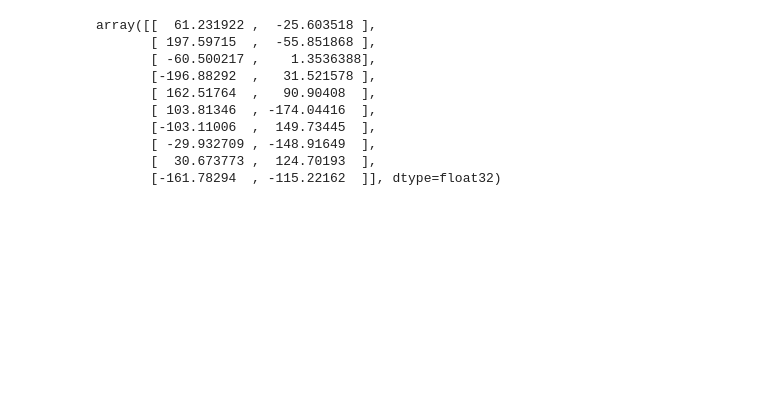
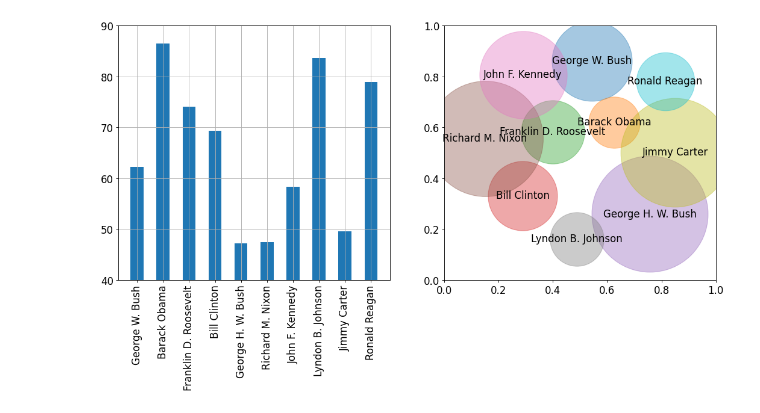
Before and after one commit to ShiyangLai/Political-Speech-Deep-Learning-Final-Project, a Jupyter notebook: notebook/image_check.ipynb, the cells around one changed output. Drawn from its saved outputs; the diff is of its cells as text; code cells hidden in the pictures; blank space fills up the shorter version.

```diff
--- a/notebook/image_check.ipynb
+++ b/notebook/image_check.ipynb
@@ -28,31 +26,26 @@ KeyError: 'Franklin D. Roosevelt'
 # %%
-scaler = MinMaxScaler((0.1, 0.9))
+scaler = MinMaxScaler((0.15, 0.85))
+tsneDoc = TSNE(n_components=2).fit_transform(image_embedding.values)
 sd_tsne = scaler.fit_transform(tsneDoc)
 fig, axis = plt.subplots(1, 2, figsize=(16, 7), dpi=80)
 
-axis[0].bar(x_axis_data, df['Voice Uniquiality'].values, 0.5, align='center')
+x_axis_data = np.array([i for i in range(len(focal_presidents))])
+x_axis_data_labels = list(map(lambda idx: focal_presidents[idx], x_axis_data))
+
+axis[0].bar(x_axis_data, df['Appearance Uniquiality'].values, 0.5, align='center')
 axis[0].grid()
 axis[0].set_xticks(x_axis_data)
 axis[0].set_xticklabels(x_axis_data_labels, rotation=90, fontsize=15)
-axis[0].set_ylim([2.3, 2.9])
+axis[0].set_ylim([40, 90])
 axis[0].tick_params(axis='both', which='major', labelsize=15)
 
 for i in range(len(focal_presidents)):
-    axis[1].scatter(sd_tsne[i, 0], sd_tsne[i, 1]+0.01, s=1e9 / df.loc[i, 'Voice Uniquiality']**11, alpha=0.4)
+    axis[1].scatter(sd_tsne[i, 0], sd_tsne[i, 1]+0.01, s=1e9 / df.loc[i, 'Appearance Uniquiality']**2.7, alpha=0.4)
     axis[1].text(x=sd_tsne[i, 0], y=sd_tsne[i, 1], s=focal_presidents[i], fontsize=15, ha='center', fontweight=500)
     axis[1].set_xlim([0, 1])
     axis[1].set_ylim([0, 1])
     axis[1].tick_params(axis='both', which='major', labelsize=15)
 plt.show()
 # %% [output]
-array([[  61.231922 ,  -25.603518 ],
-       [ 197.59715  ,  -55.851868 ],
-       [ -60.500217 ,    1.3536388],
-       [-196.88292  ,   31.521578 ],
-       [ 162.51764  ,   90.90408  ],
-       [ 103.81346  , -174.04416  ],
-       [-103.11006  ,  149.73445  ],
-       [ -29.932709 , -148.91649  ],
-       [  30.673773 ,  124.70193  ],
-       [-161.78294  , -115.22162  ]], dtype=float32)
+[figure, added]
 # %%
```
Also changed, not shown: parts of 11 cells of this notebook, 6 other files.
